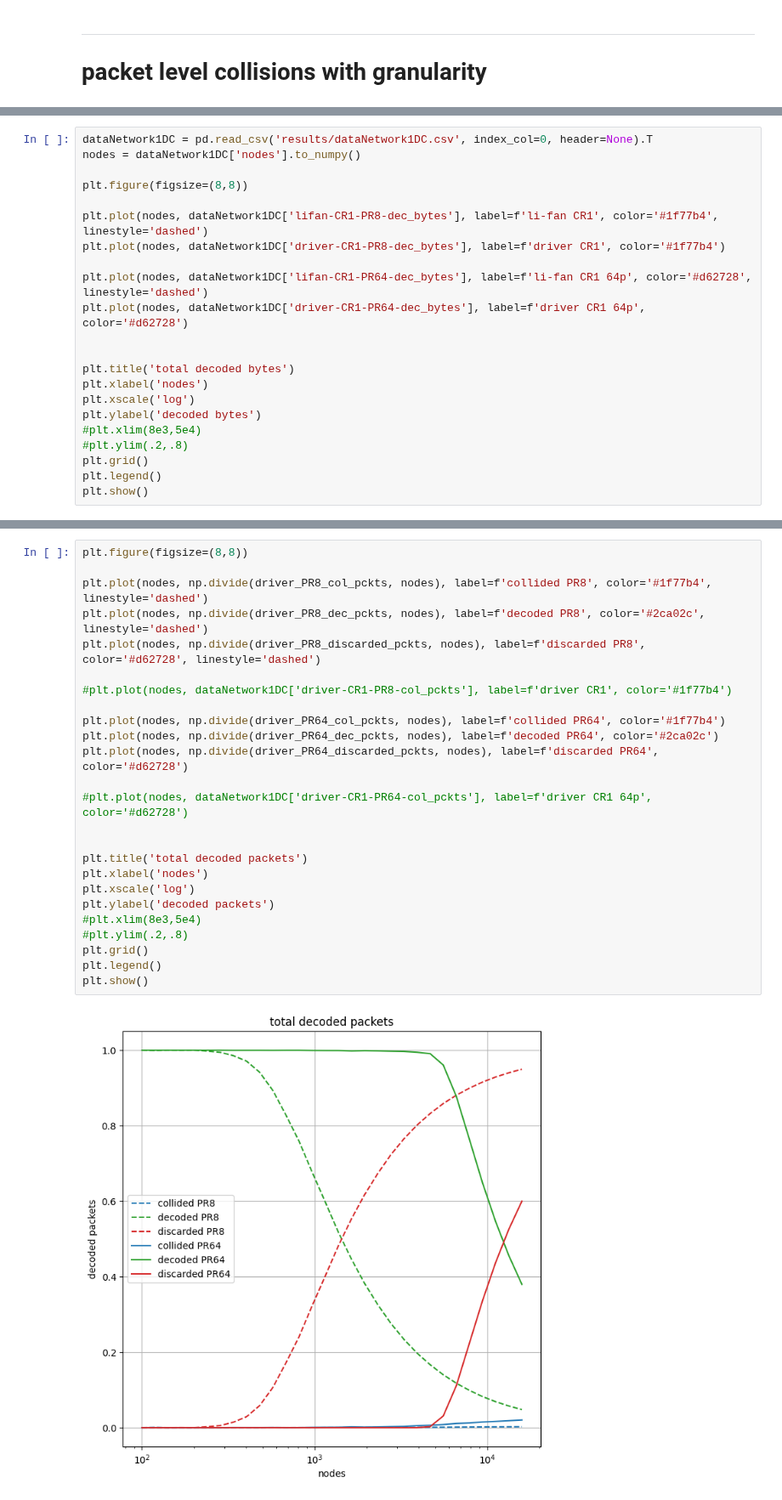
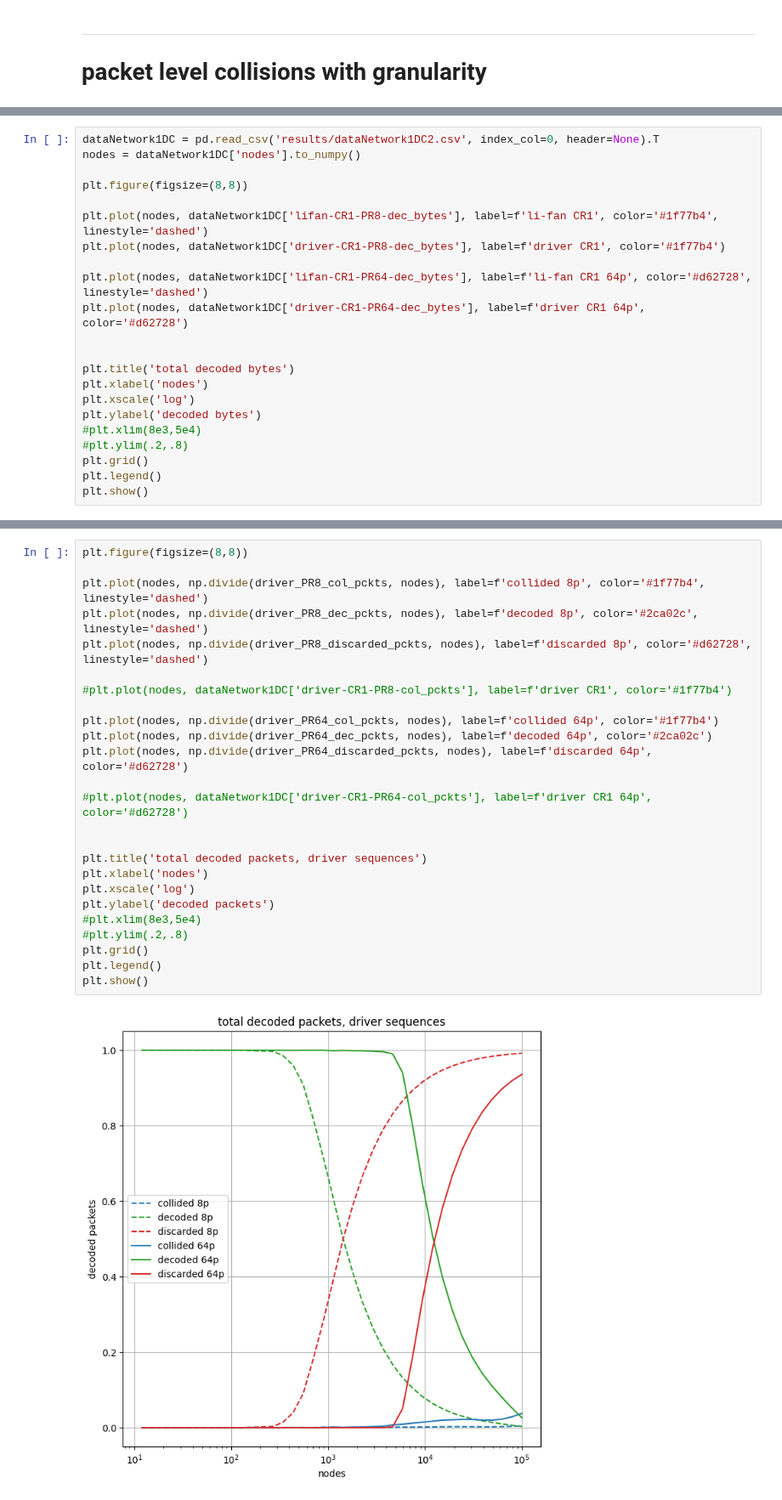
Before and after one commit to diegomm6/lr-fhss_seq-families, a Jupyter notebook: plots.ipynb, the cells around one changed output, grey strips where cells are left out. Shown at 85% size. Saved outputs shown, nothing was run; the diff lists cells and outputs as text.

Commit message:
more results added

```diff
--- a/plots.ipynb
+++ b/plots.ipynb
@@ -391,5 +562,5 @@ plt.show()
 # %%
-dataNetwork1DC = pd.read_csv('results/dataNetwork1DC.csv', index_col=0, header=None).T
+dataNetwork1DC = pd.read_csv('results/dataNetwork1DC2.csv', index_col=0, header=None).T
 nodes = dataNetwork1DC['nodes'].to_numpy()
 
 plt.figure(figsize=(8,8))
@@ -461,27 +632,27 @@ plt.show()
 # %%
 plt.figure(figsize=(8,8))
 
-plt.plot(nodes, np.divide(driver_PR8_col_pckts, nodes), label=f'collided PR8', color='#1f77b4', linestyle='dashed')
-plt.plot(nodes, np.divide(driver_PR8_dec_pckts, nodes), label=f'decoded PR8', color='#2ca02c', linestyle='dashed')
-plt.plot(nodes, np.divide(driver_PR8_discarded_pckts, nodes), label=f'discarded PR8', color='#d62728', linestyle='dashed')
+plt.plot(nodes, np.divide(driver_PR8_col_pckts, nodes), label=f'collided 8p', color='#1f77b4', linestyle='dashed')
+plt.plot(nodes, np.divide(driver_PR8_dec_pckts, nodes), label=f'decoded 8p', color='#2ca02c', linestyle='dashed')
+plt.plot(nodes, np.divide(driver_PR8_discarded_pckts, nodes), label=f'discarded 8p', color='#d62728', linestyle='dashed')
 
 #plt.plot(nodes, dataNetwork1DC['driver-CR1-PR8-col_pckts'], label=f'driver CR1', color='#1f77b4')
 
-plt.plot(nodes, np.divide(driver_PR64_col_pckts, nodes), label=f'collided PR64', color='#1f77b4')
-plt.plot(nodes, np.divide(driver_PR64_dec_pckts, nodes), label=f'decoded PR64', color='#2ca02c')
-plt.plot(nodes, np.divide(driver_PR64_discarded_pckts, nodes), label=f'discarded PR64', color='#d62728')
+plt.plot(nodes, np.divide(driver_PR64_col_pckts, nodes), label=f'collided 64p', color='#1f77b4')
+plt.plot(nodes, np.divide(driver_PR64_dec_pckts, nodes), label=f'decoded 64p', color='#2ca02c')
+plt.plot(nodes, np.divide(driver_PR64_discarded_pckts, nodes), label=f'discarded 64p', color='#d62728')
 
 #plt.plot(nodes, dataNetwork1DC['driver-CR1-PR64-col_pckts'], label=f'driver CR1 64p', color='#d62728')
 
 
-plt.title('total decoded packets')
+plt.title('total decoded packets, driver sequences')
 plt.xlabel('nodes')
 plt.xscale('log')
 plt.ylabel('decoded packets')
 #plt.xlim(8e3,5e4)
 #plt.ylim(.2,.8)
 plt.grid()
 plt.legend()
 plt.show()
 # %% [output]
-[figure, old version]
+[figure, new version]
```
Also changed, not shown: parts of 12 cells of this notebook, 8 other files.
